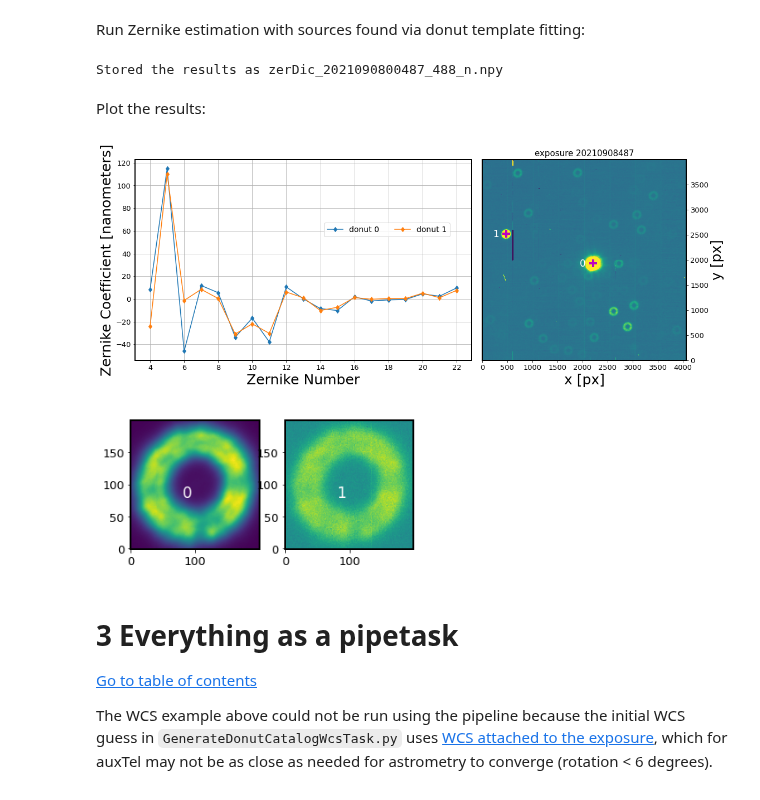
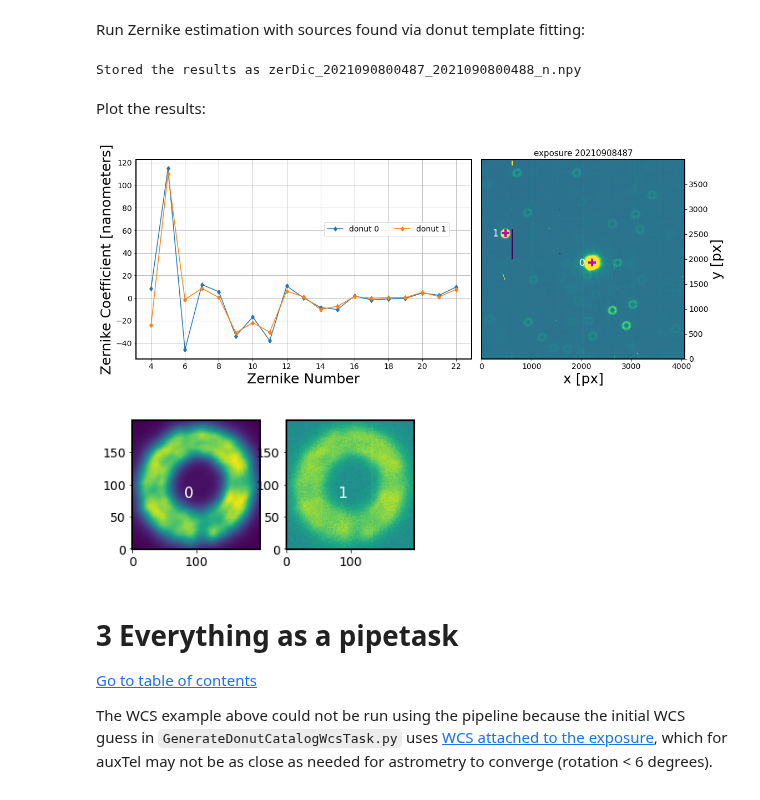
Before and after one commit to lsst-ts/ts_analysis_notebooks, a Jupyter notebook: notebooks/auxtel/auxTel_images_to_Zernikes.ipynb, the cells around one changed output. Drawn from its saved outputs; the diff is of its cells as text; code cells hidden in the pictures.

```diff
--- a/notebooks/auxtel/auxTel_images_to_Zernikes.ipynb
+++ b/notebooks/auxtel/auxTel_images_to_Zernikes.ipynb
@@ -109,8 +109,8 @@ WARNING: version mismatch between CFITSIO header (v4.000999999999999) and linked
 
 WARNING: version mismatch between CFITSIO header (v4.000999999999999) and linked library (v4.01).
 # %%
-rcParams['ytick.labelsize'] = 13
-rcParams['xtick.labelsize'] = 13
+rcParams['ytick.labelsize'] = 14
+rcParams['xtick.labelsize'] = 14
 rcParams['axes.labelsize'] = 25
 rcParams['axes.linewidth'] = 2
 rcParams['font.size'] = 14
@@ -780,7 +781,8 @@ def fit_zernikes_donut_template(path_to_repo = '/repo/main/',
 
     Returns:
     ---------
-    None
+    fname: str
+        Filename for pickled results.
     '''
     # initialize butler, load
     # intra, extra exposures, and camera
@@ -833,28 +835,30 @@ def fit_zernikes_donut_template(path_to_repo = '/repo/main/',
 
     # store Zernikes as dict
     zernikes = zernikeOutput.getDict()
-    fname = f'zerDic_{yearMonthDay}00{expIntra}_{expExtra}_n.npy'
+    fname = f'zerDic_{exp_intra}_{exp_extra}_n.npy'
     np.save(fname,zernikes, )
     print(f'Stored the results as {fname} ')
+
+    return fname
 # %% [markdown]
 Run Zernike estimation with sources found via donut template fitting:
 # %%
-fit_zernikes_donut_template()
+fname = fit_zernikes_donut_template()
 # %% [output]
-Stored the results as zerDic_2021090800487_488_n.npy
+Stored the results as zerDic_2021090800487_2021090800488_n.npy
 # %% [markdown]
 Plot the results:
 # %%
 %matplotlib inline
 fig = plt.figure(figsize=(14, 5))
-zk,don = pt.get_zernikes_donuts_from_pickle('zerDic_2021090800487_488_n.npy')
+zk,don = pt.get_zernikes_donuts_from_pickle(fname)
 exposure = pt.get_postisr_from_butler('/repo/main/', 'u/scichris/Latiss/postISRex1', 2021090800487)
 pt.plot_raw_zernikes(zk, fig=fig)
 pt.plot_donut_locations(exposure, don, fig=fig)
 pt.plot_donut_stamps(don)
 # %% [output]
-[figure, old version]
+[figure, new version]
-[figure, old version]
+[figure, new version]
 # %% [markdown]
 # 3 Everything as a pipetask <a id='pipetask'></a>
 [Go to table of contents](#toc)
```
Also changed, not shown: parts of 21 cells of this notebook.
